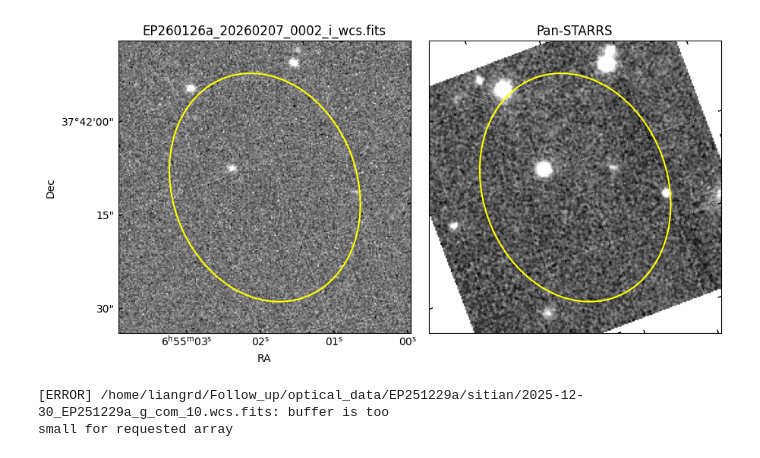
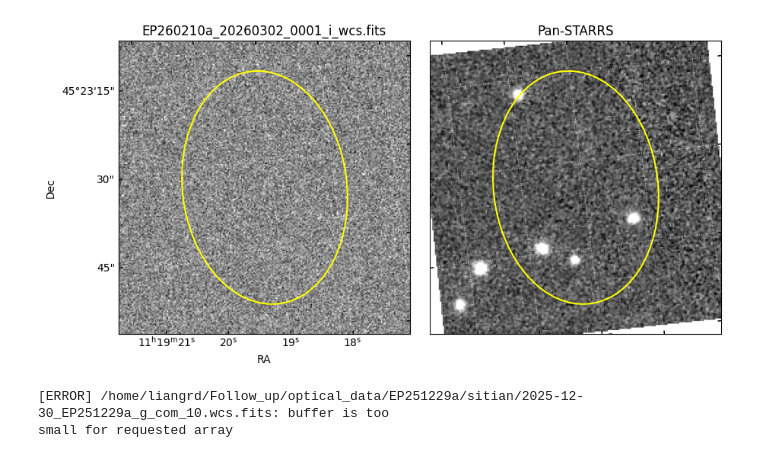
Before and after one commit to LAujust/Follow_up, a Jupyter notebook: code/Show.ipynb, the cells around one changed output. Drawn from its saved outputs; the diff is of its cells as text; code cells hidden in the pictures.

Commit message:
Update data at 2026-03-04 15:45:37.934

```diff
--- a/code/Show.ipynb
+++ b/code/Show.ipynb
@@ -1,17 +1,17 @@
 # %%
 import warnings
 warnings.filterwarnings('ignore')
 from astropy.io import fits
 import astropy.units as u
 import matplotlib.pyplot as plt
 from utils import fits_plot, show_shift
 ps_band = 'i'
 
-fdir = '/home/liangrd/optical_data/EP260126a/WHUT/EP260126a_20260207_0002_i_wcs.fits'
+fdir = '/home/liangrd/optical_data/EP260210a/WHUT/EP260210a_20260302_0001_i_wcs.fits'
 
 fig = fits_plot(fdir,size=50,show_ps=True,ps_filter='i')
 # %% [output]
-[figure, old version]
+[figure, new version]
 # %%
 show_shift(root='/home/liangrd/Follow_up/optical_data',save_dir='/home/liangrd/Follow_up/results')
 # %% [output]
```
Also changed, not shown: 8 other files.
